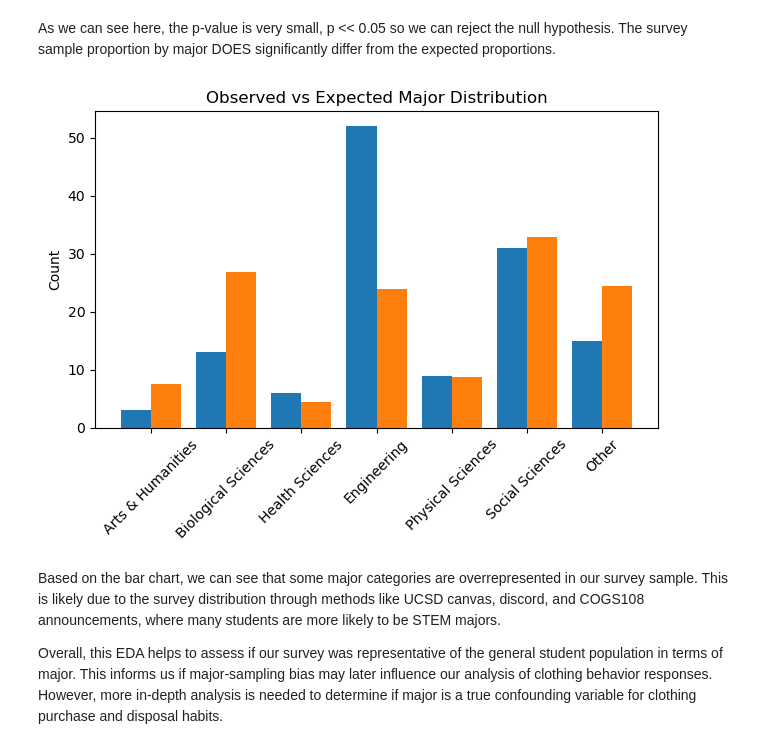
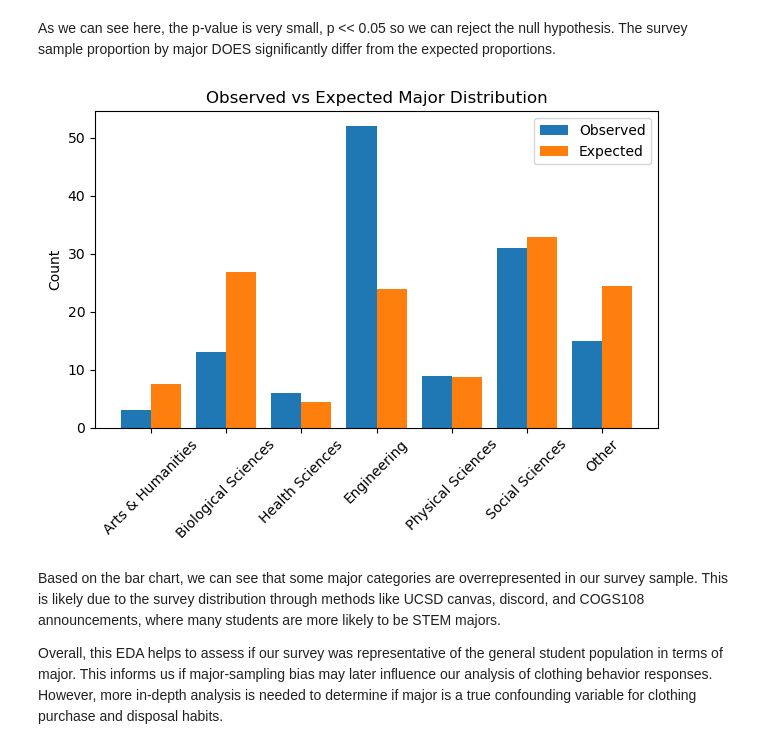
Before and after one commit to COGS108/Group018_WI26, a Jupyter notebook: 02-EDACheckpoint.ipynb, the cells around one changed output. Cells and saved outputs as stored; diff of their text form; code cells hidden in the pictures.

Commit message:
Updated major analysis barchart w legend

```diff
--- a/02-EDACheckpoint.ipynb
+++ b/02-EDACheckpoint.ipynb
@@ -492,32 +492,33 @@ The survey sample proportion by major DOES significantly differ from the expecte
 # %%
 # Bar Chart (generated code with GPT-4)
 pretty_labels = {
     'humanities': 'Arts & Humanities',
     'bio': 'Biological Sciences',
     'health': 'Health Sciences',
     'engineering': 'Engineering',
     'physical': 'Physical Sciences',
     'social': 'Social Sciences',
     'other': 'Other'
 }
 
 # convert old labels into pretty labels
 display_labels = [pretty_labels[cat] for cat in categories]
 
 x = np.arange(len(categories))
 
 plt.figure()
-plt.bar(x - 0.2, observed_counts, width=0.4)
-plt.bar(x + 0.2, expected_counts, width=0.4)
+plt.bar(x - 0.2, observed_counts, width=0.4, label="Observed")
+plt.bar(x + 0.2, expected_counts, width=0.4,label="Expected")
+plt.legend()
 
 plt.xticks(x, display_labels, rotation=45)
 plt.ylabel("Count")
 plt.title("Observed vs Expected Major Distribution")
 
 plt.tight_layout()
 plt.show()
 # %% [output]
-[figure, old version]
+[figure, new version]
 # %% [markdown]
 Based on the bar chart, we can see that some major categories are overrepresented in our survey sample. This is likely due to the survey distribution through methods like UCSD canvas, discord, and COGS108 announcements, where many students are more likely to be STEM majors.
 
```
Also changed, not shown: parts of 3 cells of this notebook.
